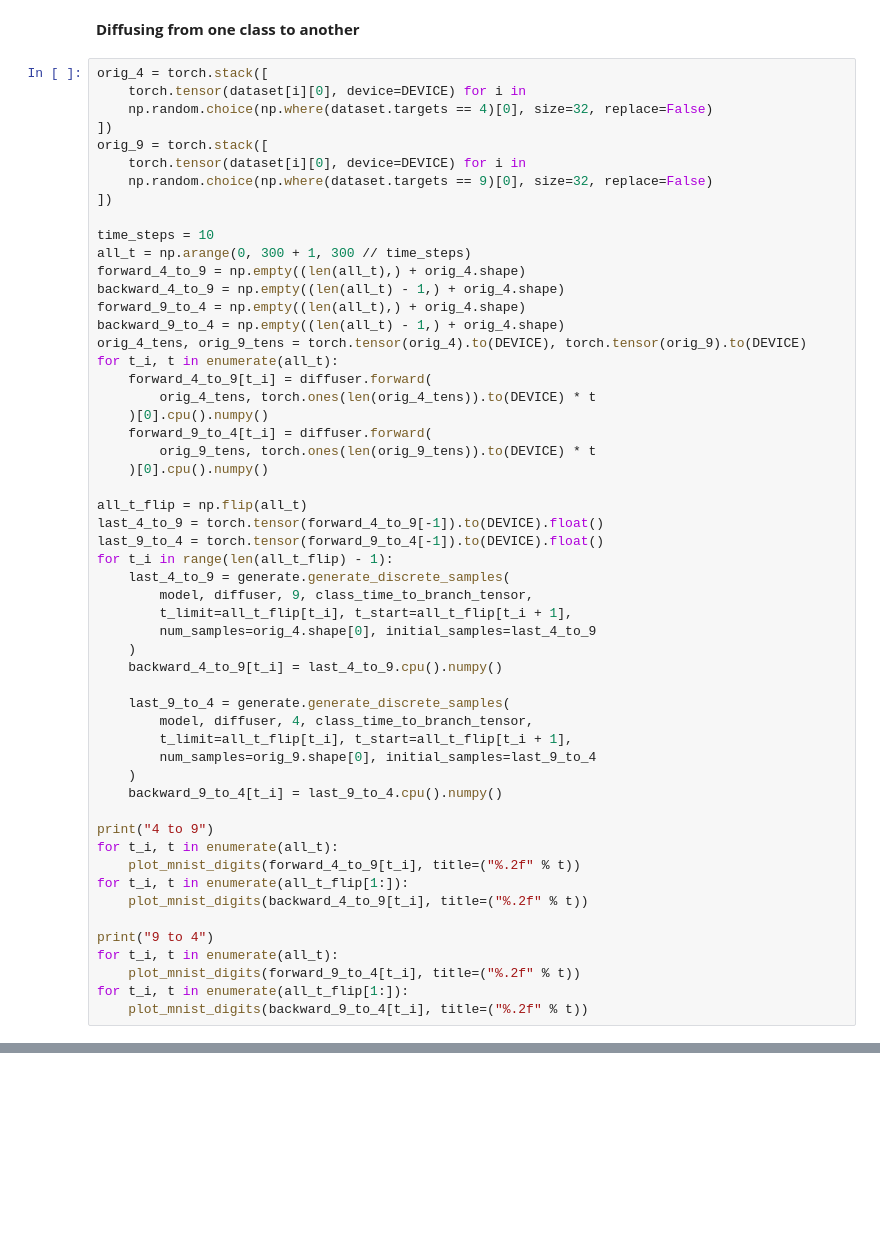
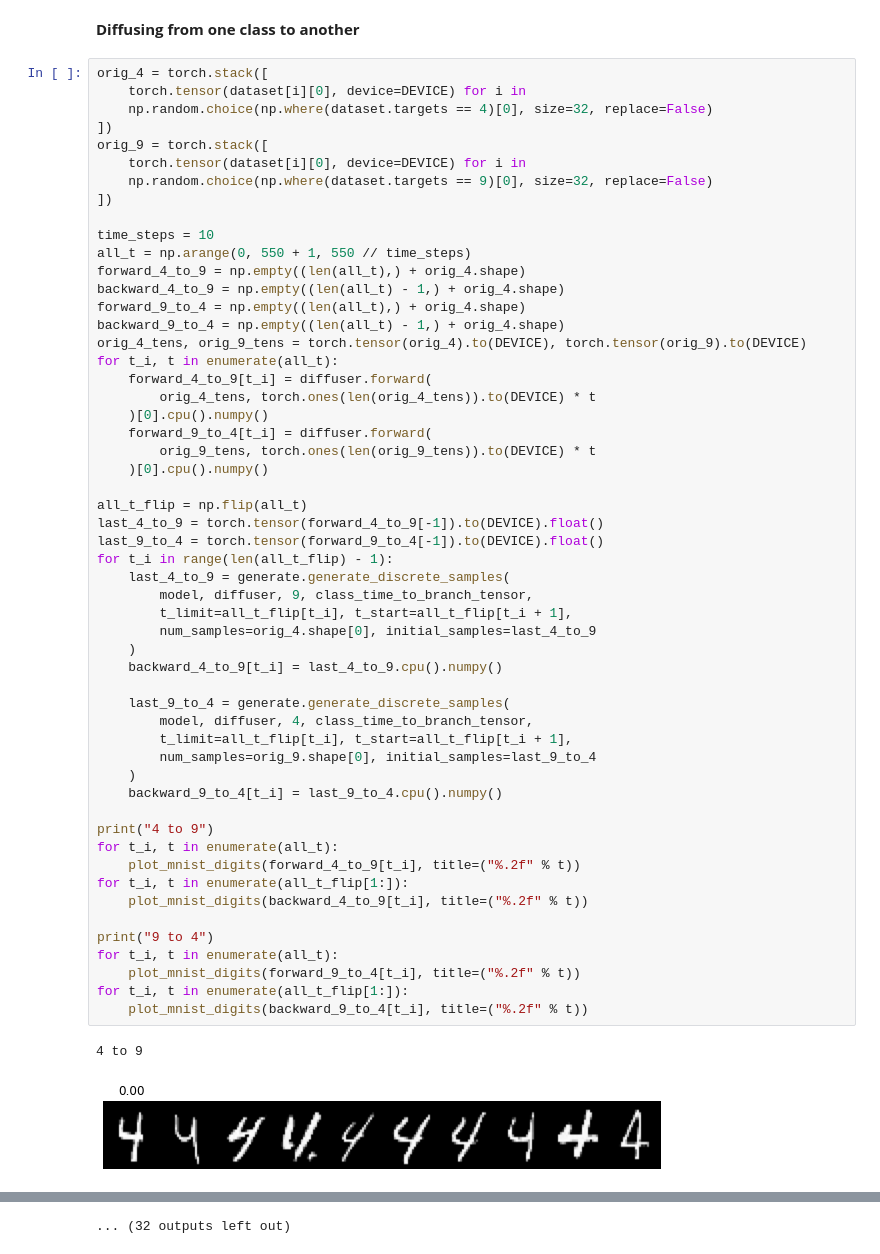
Before and after one commit to Genentech/branched-diffusion, a Jupyter notebook: notebooks/discrete_branched_mnist.ipynb, the cells around one changed output, grey strips where cells are left out. Drawn from its saved outputs; the diff is of its cells as text; blank space fills up the shorter version.

```diff
--- a/notebooks/discrete_branched_mnist.ipynb
+++ b/notebooks/discrete_branched_mnist.ipynb
@@ -213,7 +221,7 @@ orig_9 = torch.stack([
 ])
 
 time_steps = 10
-all_t = np.arange(0, 300 + 1, 300 // time_steps)
+all_t = np.arange(0, 550 + 1, 550 // time_steps)
 forward_4_to_9 = np.empty((len(all_t),) + orig_4.shape)
 backward_4_to_9 = np.empty((len(all_t) - 1,) + orig_4.shape)
 forward_9_to_4 = np.empty((len(all_t),) + orig_4.shape)
@@ -229,30 +237,33 @@ for t_i, t in enumerate(all_t):
 
 all_t_flip = np.flip(all_t)
 last_4_to_9 = torch.tensor(forward_4_to_9[-1]).to(DEVICE).float()
 last_9_to_4 = torch.tensor(forward_9_to_4[-1]).to(DEVICE).float()
 for t_i in range(len(all_t_flip) - 1):
     last_4_to_9 = generate.generate_discrete_samples(
         model, diffuser, 9, class_time_to_branch_tensor,
         t_limit=all_t_flip[t_i], t_start=all_t_flip[t_i + 1],
         num_samples=orig_4.shape[0], initial_samples=last_4_to_9
     )
     backward_4_to_9[t_i] = last_4_to_9.cpu().numpy()
 
     last_9_to_4 = generate.generate_discrete_samples(
         model, diffuser, 4, class_time_to_branch_tensor,
         t_limit=all_t_flip[t_i], t_start=all_t_flip[t_i + 1],
         num_samples=orig_9.shape[0], initial_samples=last_9_to_4
     )
     backward_9_to_4[t_i] = last_9_to_4.cpu().numpy()
 
 print("4 to 9")
 for t_i, t in enumerate(all_t):
     plot_mnist_digits(forward_4_to_9[t_i], title=("%.2f" % t))
 for t_i, t in enumerate(all_t_flip[1:]):
     plot_mnist_digits(backward_4_to_9[t_i], title=("%.2f" % t))
 
 print("9 to 4")
 for t_i, t in enumerate(all_t):
     plot_mnist_digits(forward_9_to_4[t_i], title=("%.2f" % t))
 for t_i, t in enumerate(all_t_flip[1:]):
     plot_mnist_digits(backward_9_to_4[t_i], title=("%.2f" % t))
+# %% [output]
+4 to 9
+[figure, added]
@@ -258,0 +280 @@ for t_i, t in enumerate(all_t_flip[1:]):
+... (32 outputs left out)
```
Also changed, not shown: parts of 6 cells of this notebook.
